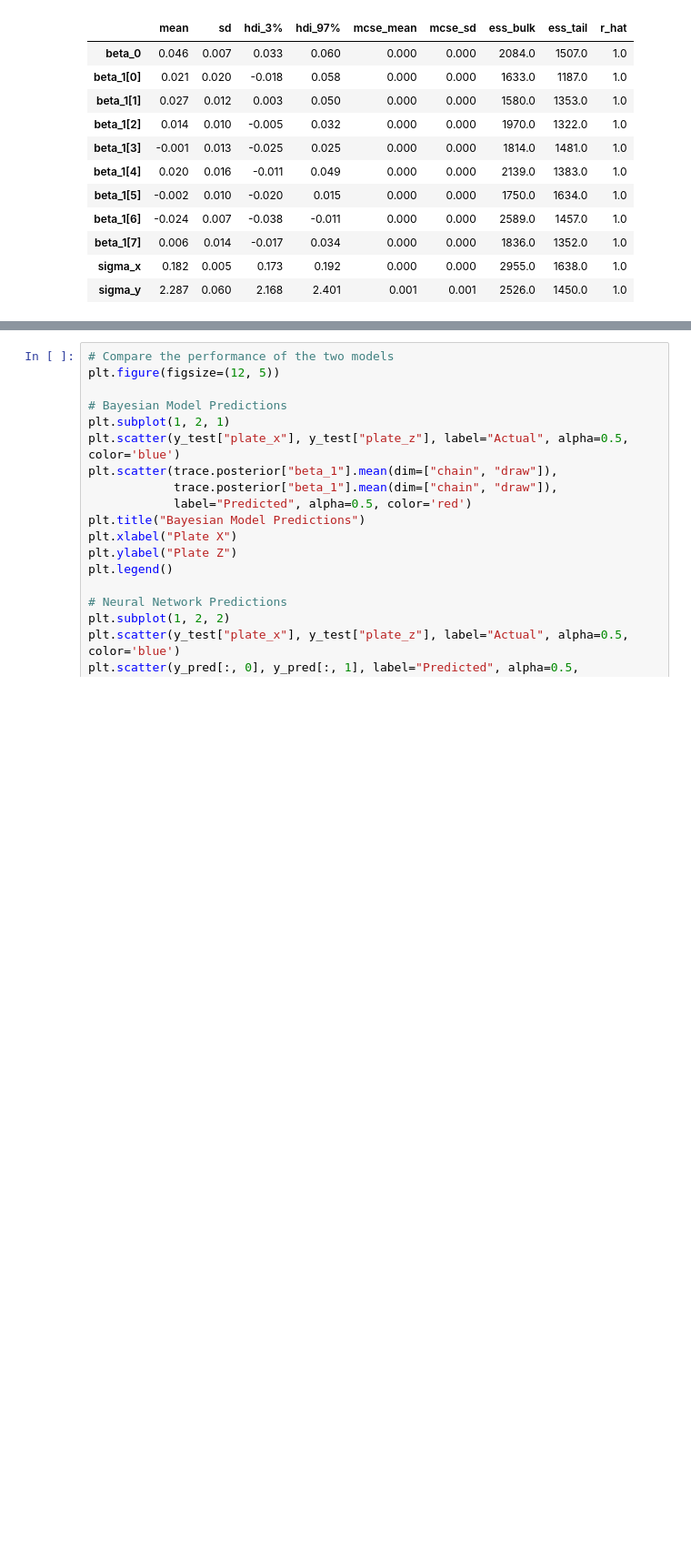
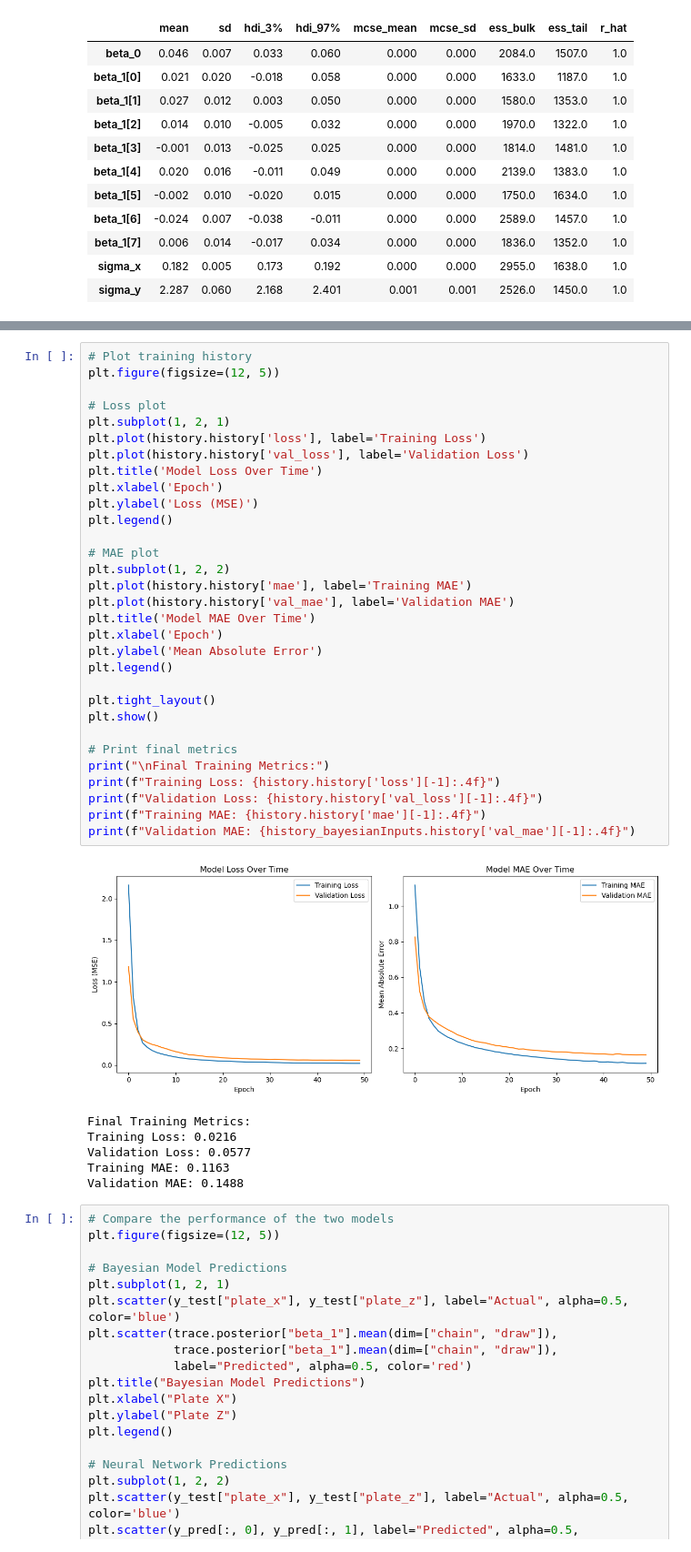
Before and after one commit to akanugan/baseball_analytics, a Jupyter notebook: predict_pitch_location.ipynb, the cells around one changed output, grey strips where cells are left out. Shown at 91% size. Cells and saved outputs as stored; diff of their text form; blank space fills up the shorter version.

```diff
--- a/predict_pitch_location.ipynb
+++ b/predict_pitch_location.ipynb
@@ -322,3 +322,41 @@ Neural Network Test MAE: 0.15612442791461945
+# %%
+# Plot training history
+plt.figure(figsize=(12, 5))
+
+# Loss plot
+plt.subplot(1, 2, 1)
+plt.plot(history.history['loss'], label='Training Loss')
+plt.plot(history.history['val_loss'], label='Validation Loss')
+plt.title('Model Loss Over Time')
+plt.xlabel('Epoch')
+plt.ylabel('Loss (MSE)')
+plt.legend()
+
+# MAE plot
+plt.subplot(1, 2, 2)
+plt.plot(history.history['mae'], label='Training MAE')
+plt.plot(history.history['val_mae'], label='Validation MAE')
+plt.title('Model MAE Over Time')
+plt.xlabel('Epoch')
+plt.ylabel('Mean Absolute Error')
+plt.legend()
+
+plt.tight_layout()
+plt.show()
+
+# Print final metrics
+print("\nFinal Training Metrics:")
+print(f"Training Loss: {history.history['loss'][-1]:.4f}")
+print(f"Validation Loss: {history.history['val_loss'][-1]:.4f}")
+print(f"Training MAE: {history.history['mae'][-1]:.4f}")
+print(f"Validation MAE: {history_bayesianInputs.history['val_mae'][-1]:.4f}")
+# %% [output]
+[figure, added]
+Final Training Metrics:
+Training Loss: 0.0216
+Validation Loss: 0.0577
+Training MAE: 0.1163
+Validation MAE: 0.1488
 # %%
 # Compare the performance of the two models
 plt.figure(figsize=(12, 5))
```
Also changed, not shown: parts of 5 cells of this notebook.
